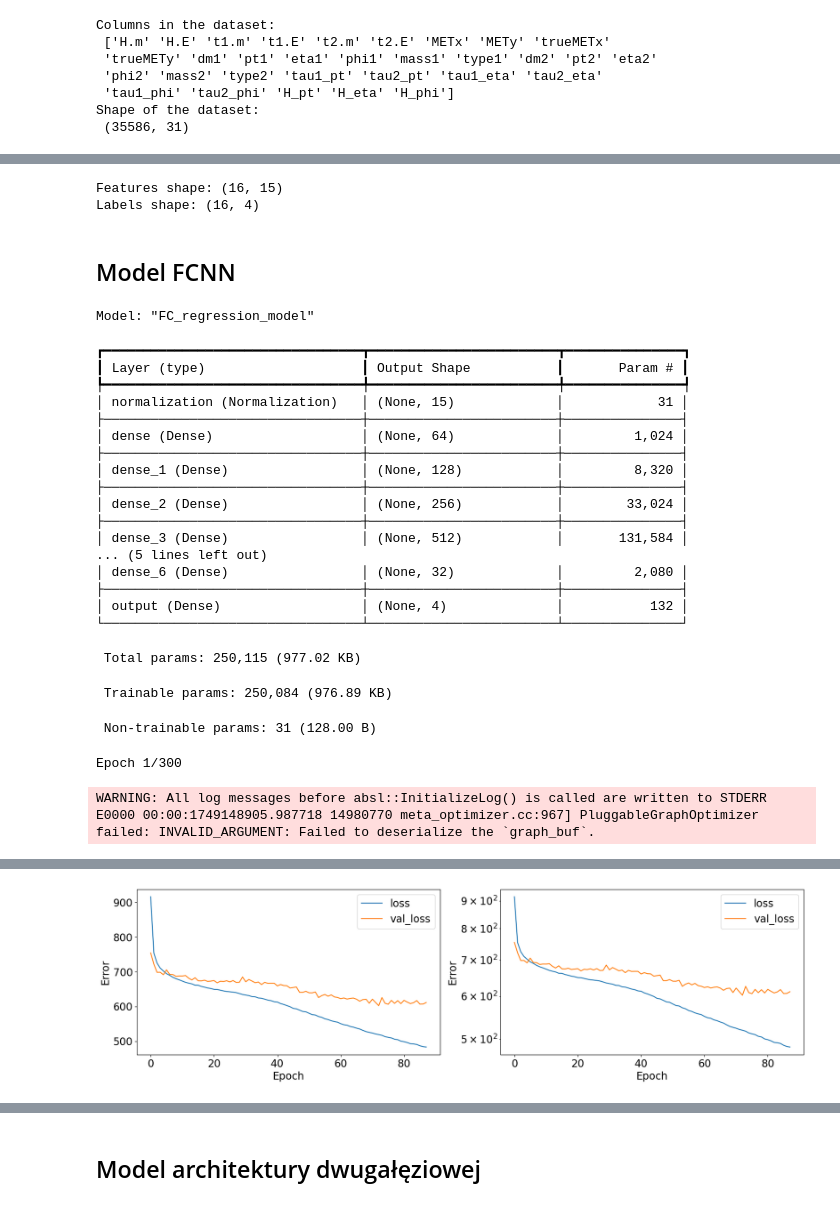
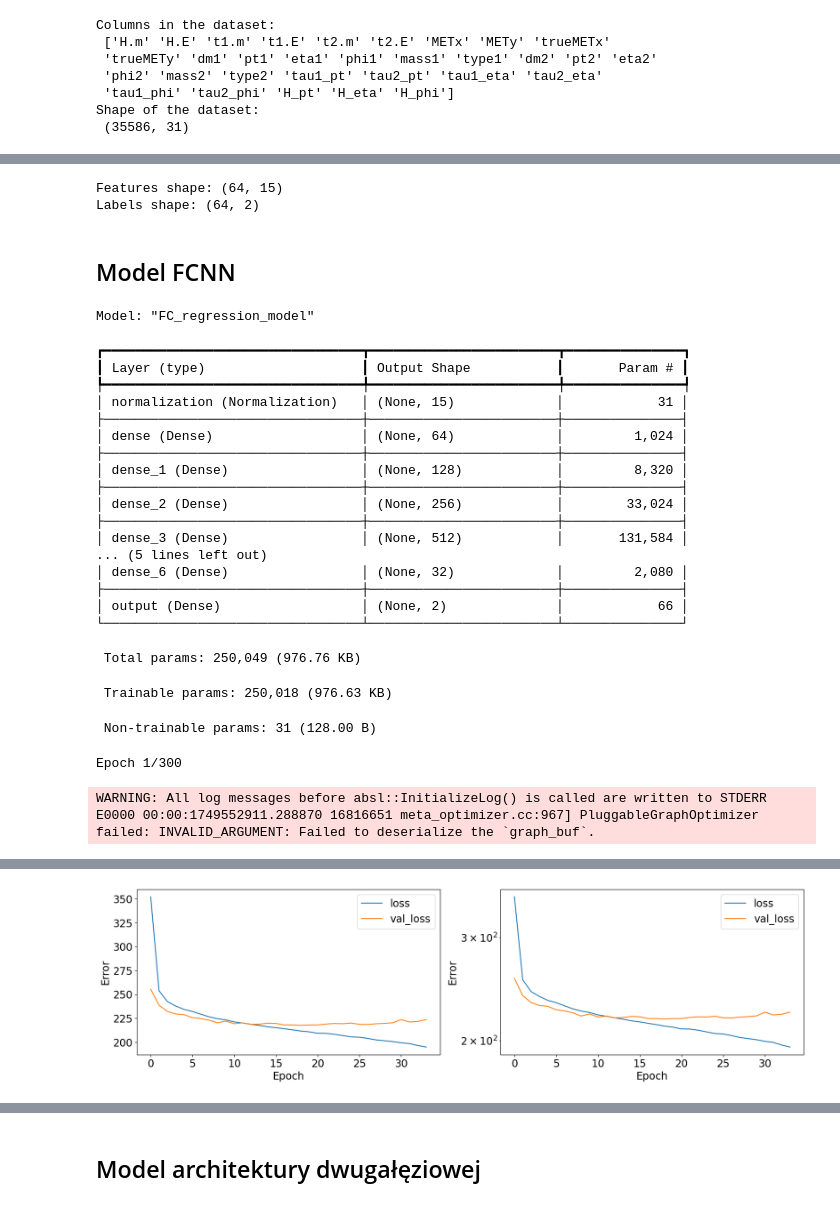
Before and after one commit to jpkusmiersk/Uczenie_maszynowe_2, a Jupyter notebook: projekt/final_project_2.ipynb, the cells around one changed output, grey strips where cells are left out. Saved outputs shown, nothing was run; the diff lists cells and outputs as text; code cells hidden in the pictures.

```diff
--- a/projekt/final_project_2.ipynb
+++ b/projekt/final_project_2.ipynb
@@ -101,6 +101,9 @@ output_targets = [
 
 
 output_targets = ['H.m', 'H_pt','tau1_pt','tau2_pt']
+
+
+output_targets = ['H.m', 'H_pt']
 # %%
 features = df[input_features].astype('float32').values
 labels = df[output_targets].astype('float32').values
@@ -121,6 +124,7 @@ I0000 00:00:1749148904.538396 14980770 pluggable_device_factory.cc:271] Created
 nStepsPerEpoch = project.nStepsPerEpoch
 batchSize = project.batchSize
 output_shape = len(output_targets)
+buffor_size = project.buffor_size
 
 minval = 5.0
 maxval = 55.0
@@ -150,8 +154,8 @@ item = next(iter(dataset_train))
 print(colored("Features shape:", "blue"), item[0].shape)
 print(colored("Labels shape:", "blue"), item[1].shape)
 # %% [output]
-Features shape: (16, 15)
-Labels shape: (16, 4)
+Features shape: (64, 15)
+Labels shape: (64, 2)
 # %% [markdown]
 ## Model FCNN
 # %%
@@ -209,13 +213,13 @@ Model: "FC_regression_model"
 ... (5 lines left out)
 │ dense_6 (Dense)                 │ (None, 32)             │         2,080 │
 ├─────────────────────────────────┼────────────────────────┼───────────────┤
-│ output (Dense)                  │ (None, 4)              │           132 │
+│ output (Dense)                  │ (None, 2)              │            66 │
 └─────────────────────────────────┴────────────────────────┴───────────────┘
- Total params: 250,115 (977.02 KB)
+ Total params: 250,049 (976.76 KB)
- Trainable params: 250,084 (976.89 KB)
+ Trainable params: 250,018 (976.63 KB)
  Non-trainable params: 31 (128.00 B)
 # %%
-total_dataset = dataset_train.shuffle(2048).cache()
+total_dataset = dataset_train.shuffle(buffor_size).cache()
 val_batches = total_dataset.take(128)
 train_batches = total_dataset.skip(128)
 
@@ -225,4 +229,4 @@ model_fc = project.trainModel(model_fc, train_data=train_batches, val_data=val_b
 # %% [output]
 Epoch 1/300
 WARNING: All log messages before absl::InitializeLog() is called are written to STDERR
-E0000 00:00:1749148905.987718 14980770 meta_optimizer.cc:967] PluggableGraphOptimizer failed: INVALID_ARGUMENT: Failed to deserialize the `graph_buf`.
+E0000 00:00:1749552911.288870 16816651 meta_optimizer.cc:967] PluggableGraphOptimizer failed: INVALID_ARGUMENT: Failed to deserialize the `graph_buf`.
@@ -246,4 +250,4 @@ Evaluation on training dataset:
-[figure, old version]
+[figure, new version]
 # %%
 project.plot_H_mass(model_fc, val_batches)
 # %% [output]
```
Also changed, not shown: parts of 19 cells of this notebook, 4 other files.
